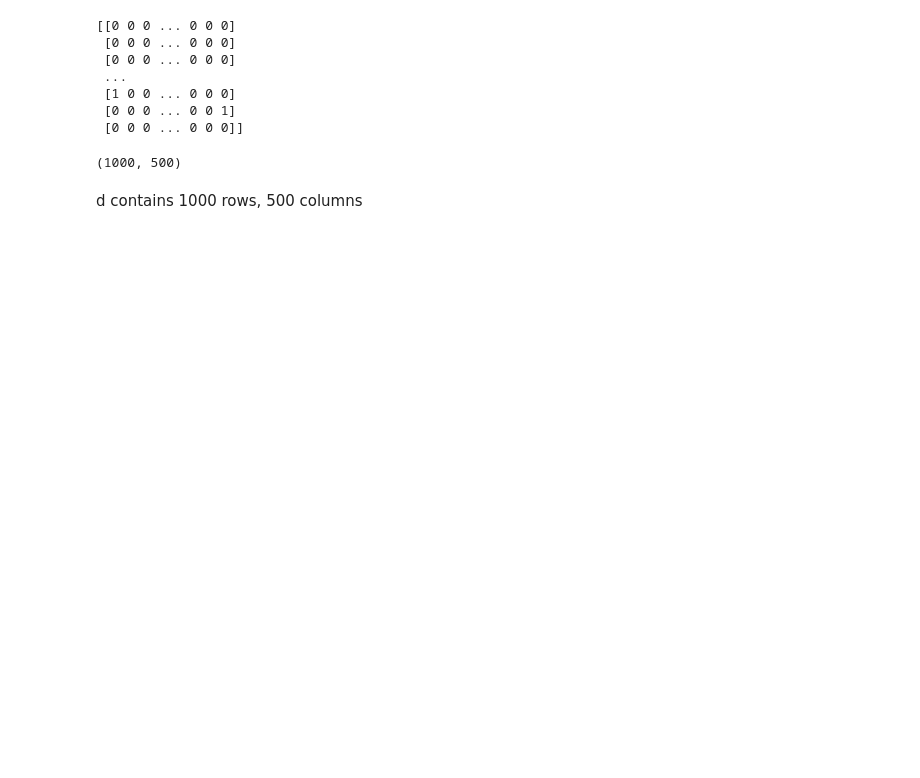
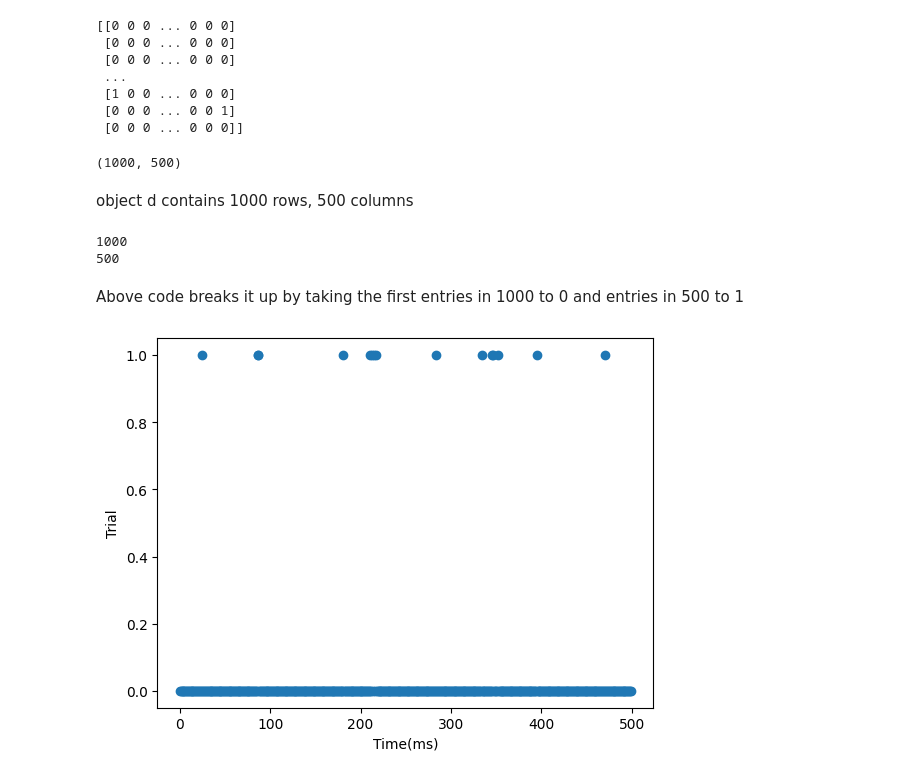
Before and after one commit to witchofizalith/MA665_HW, a Jupyter notebook: topic4/topic4.ipynb, the cells around one changed output. Drawn from its saved outputs; the diff is of its cells as text; code cells hidden in the pictures; blank space fills up the shorter version.

```diff
--- a/topic4/topic4.ipynb
+++ b/topic4/topic4.ipynb
@@ -14,11 +14,28 @@ print(d)
  [1 0 0 ... 0 0 0]
  [0 0 0 ... 0 0 1]
  [0 0 0 ... 0 0 0]]
-# %%
-print(d.shape)
-# %% [output]
-(1000, 500)
+# %%
+np.shape(d)
+# %% [output]
+(1000, 500)
 # %% [markdown]
-d contains 1000 rows, 500 columns
+object d contains 1000 rows, 500 columns
 # %%
-n_trials, T = np.shape(d)
+n_trials = np.shape(d)[0]
+T = np.shape(d)[1]
+print(n_trials)
+print(T)
+# %% [output]
+1000
+500
+# %% [markdown]
+Above code breaks it up by taking the first entries in 1000 to 0 and entries in 500 to 1
+# %%
+#PLOT THE RESULTS FROM THE FIRST TRIAL
+#this is a line trying to connect the dots, so make sure each plot shows each thing as an dot
+plt.plot(d[0,:], 'o')
+plt.xlabel("Time(ms)")
+plt.ylabel("Trial")
+plt.show()
+# %% [output]
+[figure, added]
```
Also changed, not shown: parts of 19 cells of this notebook.
